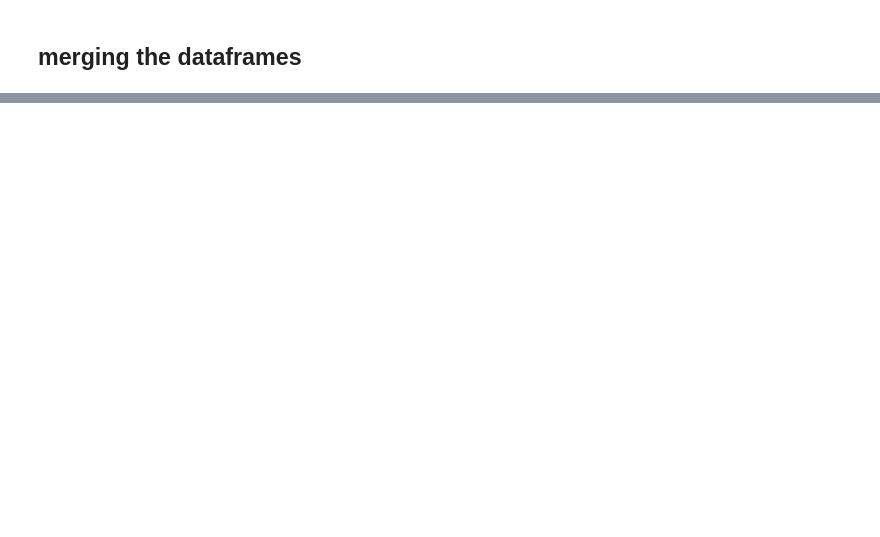
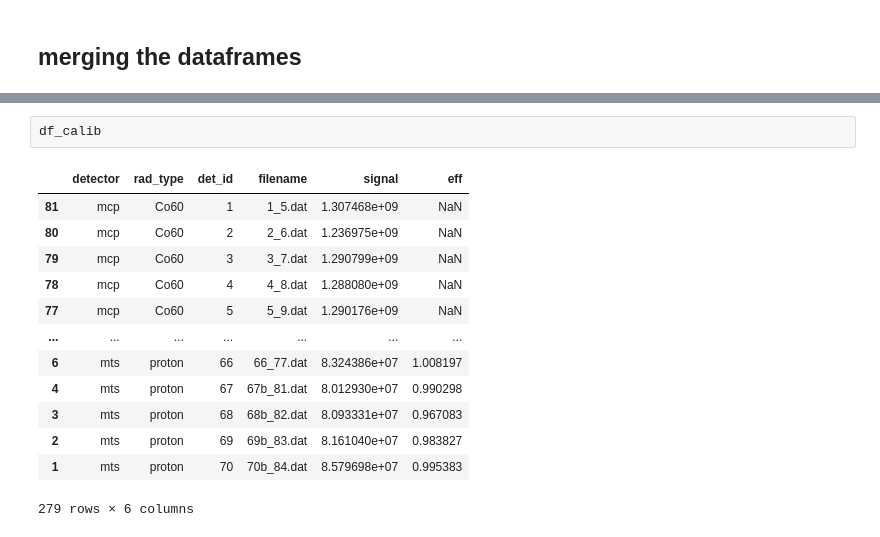
Before and after one commit to grzanka/tld_let_calibration, a Jupyter notebook: notebook/0.2-detector_signal_and_eff.ipynb, the cells around one changed output, grey strips where cells are left out. Drawn from its saved outputs; the diff is of its cells as text; blank space fills up the shorter version.

```diff
--- a/notebook/0.2-detector_signal_and_eff.ipynb
+++ b/notebook/0.2-detector_signal_and_eff.ipynb
@@ -227,0 +243,16 @@ sns.relplot(
+# %%
+df_calib
+# %% [output]
+|  | detector | rad_type | det_id | filename | signal | eff |
+| 81 | mcp | Co60 | 1 | 1_5.dat | 1.307468e+09 | NaN |
+| 80 | mcp | Co60 | 2 | 2_6.dat | 1.236975e+09 | NaN |
+| 79 | mcp | Co60 | 3 | 3_7.dat | 1.290799e+09 | NaN |
+| 78 | mcp | Co60 | 4 | 4_8.dat | 1.288080e+09 | NaN |
+| 77 | mcp | Co60 | 5 | 5_9.dat | 1.290176e+09 | NaN |
+| ... | ... | ... | ... | ... | ... | ... |
+| 6 | mts | proton | 66 | 66_77.dat | 8.324386e+07 | 1.008197 |
+| 4 | mts | proton | 67 | 67b_81.dat | 8.012930e+07 | 0.990298 |
+| 3 | mts | proton | 68 | 68b_82.dat | 8.093331e+07 | 0.967083 |
+| 2 | mts | proton | 69 | 69b_83.dat | 8.161040e+07 | 0.983827 |
+| 1 | mts | proton | 70 | 70b_84.dat | 8.579698e+07 | 0.995383 |
+279 rows × 6 columns
```
Also changed, not shown: parts of 8 cells of this notebook, 3 other files.
